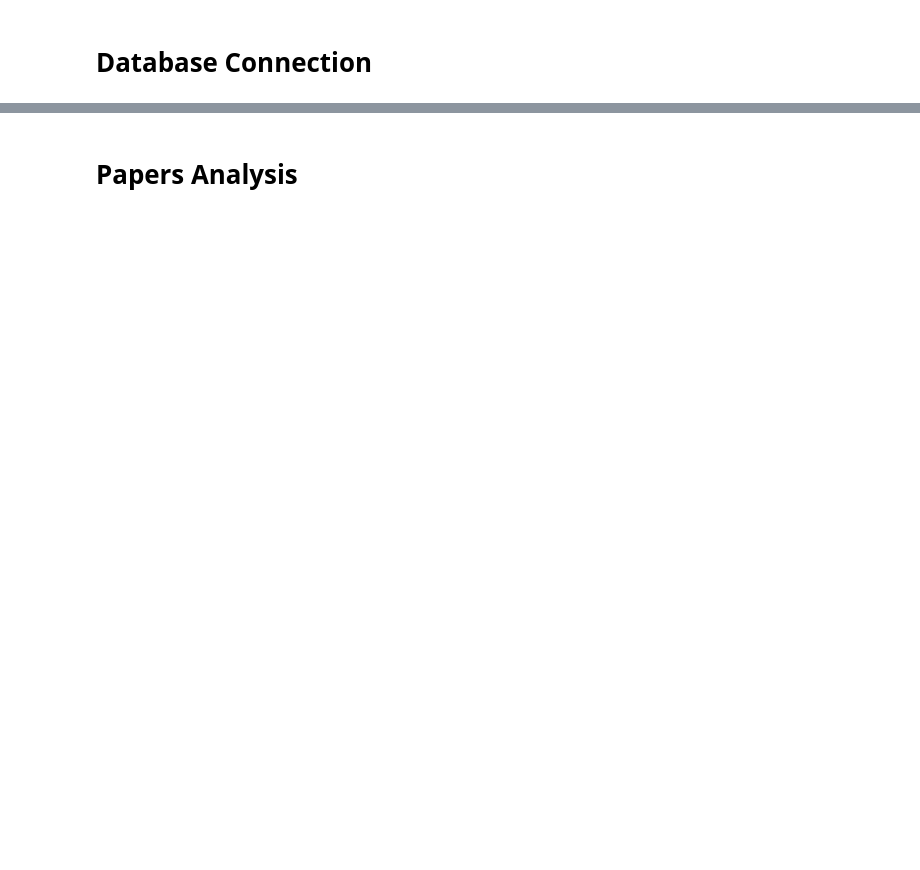
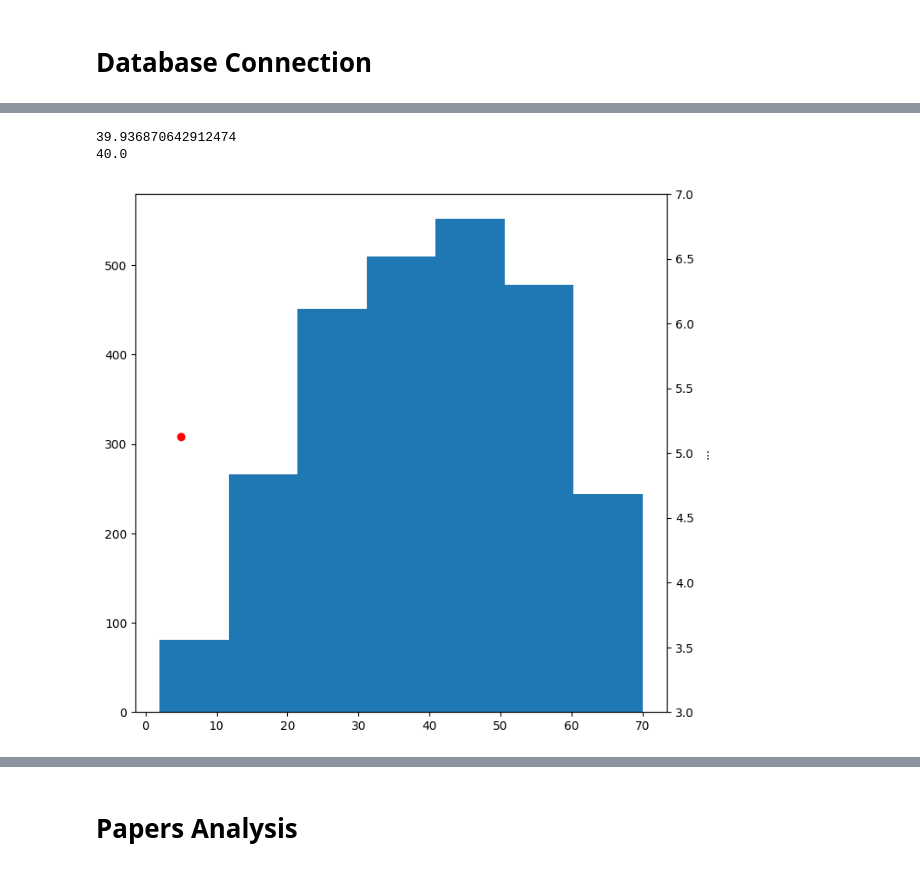
Before and after one commit to daviddung1993/Thesis-Project-How-blind-really-is-a-blind-peer-review-, a Jupyter notebook: Data Collection/Data Analysis.ipynb, the cells around one changed output, grey strips where cells are left out. Drawn from its saved outputs; the diff is of its cells as text; code cells hidden in the pictures; blank space fills up the shorter version.

```diff
--- a/Data Collection/Data Analysis.ipynb
+++ b/Data Collection/Data Analysis.ipynb
@@ -15,0 +212,37 @@ cursor = cnx.cursor()
+# %%
+cursor.execute("select p.PaperID, p.ReferenceCount, p.authorCount from Papers p where p.PaperID in (%s)" % in_params, node_list)
+buckets = {}
+for i in range(7):
+    buckets[i] = list()
+for paper_information in cursor.fetchall():
+    bucket = math.floor(((paper_information[1] -1) / 10))
+    buckets[bucket].append(paper_information[2])
+for i in buckets:
+    buckets[i] = sum(buckets[i])/len(buckets[i])
+indices = []
+average_author_count = []
+for x in buckets.items():
+    indices.append(x[0]*10+5)
+    average_author_count.append(x[1])
+# %%
+fig = figure(figsize=(8, 8),dpi=100)
+axes1 = fig.add_subplot(111)
+number_of_outdegrees = [x[1] for x in list(G.in_degree(node_list))]
+counts, edges, bars = axes1.hist(number_of_outdegrees, bins=7)
+avg_references = sum(number_of_outdegrees)/len(number_of_outdegrees)
+median_references = statistics.median(number_of_outdegrees)
+
+# set props for left y-axis here
+
+axes2 = axes1.twinx()   # mirror them
+axes2.set_ylabel("...")
+axes2.scatter(indices,average_author_count, color="r")
+axes2.set_ylim(3,7)
+print(avg_references)
+print(median_references)
+plt.bar_label(bars)
+plt.show()
+# %% [output]
+39.936870642912474
+40.0
+[figure, added]
```
Also changed, not shown: parts of 52 cells of this notebook, 25 other files.
